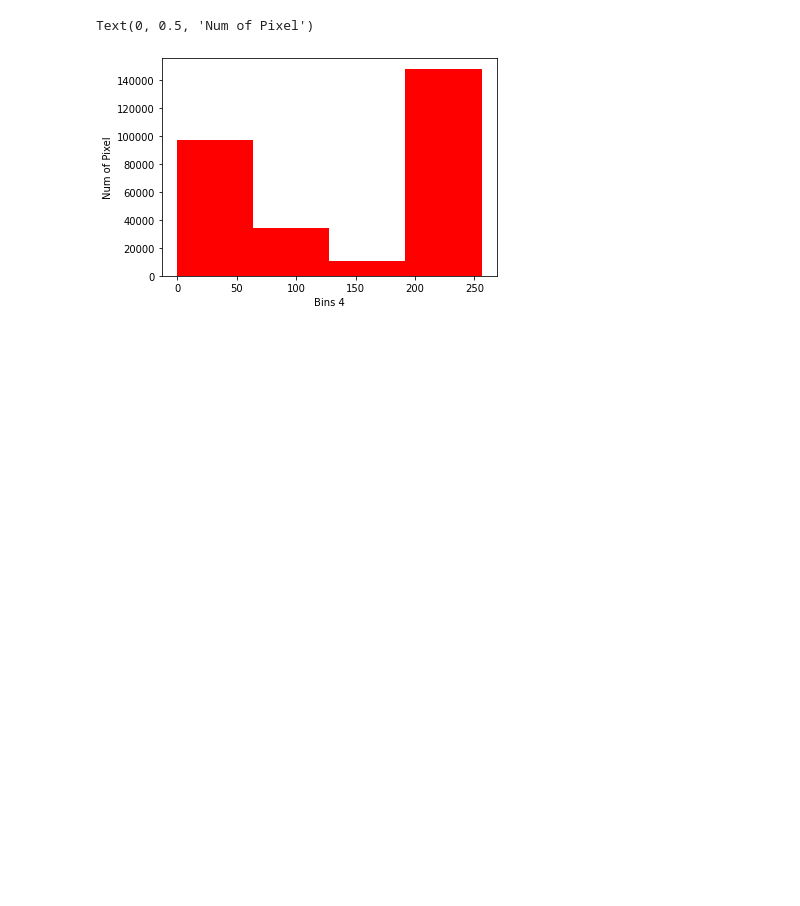
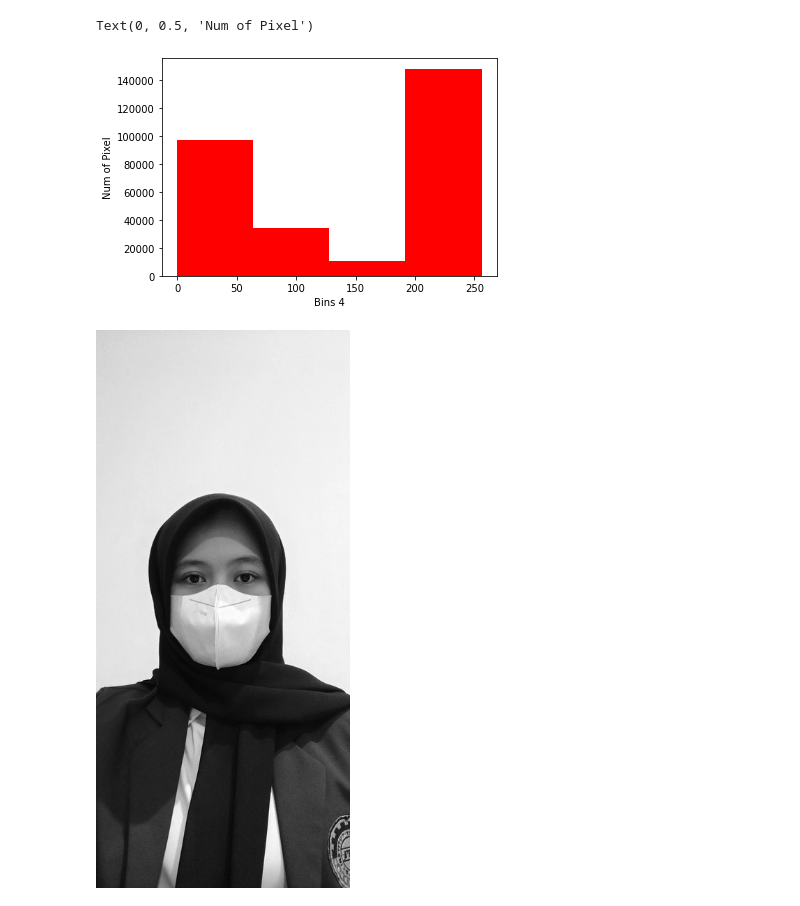
Before and after one commit to nsrnkha/PCD_2006154, a Jupyter notebook: UTS.ipynb, the cells around one changed output. Saved outputs shown, nothing was run; the diff lists cells and outputs as text; code cells hidden in the pictures; blank space fills up the shorter version.

```diff
--- a/UTS.ipynb
+++ b/UTS.ipynb
@@ -219,3 +219,8 @@ plt.ylabel('Num of Pixel')
 # %% [output]
 Text(0, 0.5, 'Num of Pixel')
 [figure]
+# %%
+gray_image = cv.cvtColor(image, cv.COLOR_BGR2GRAY)
+cv2_imshow(gray_image)
+# %% [output]
+[figure, added]
```
